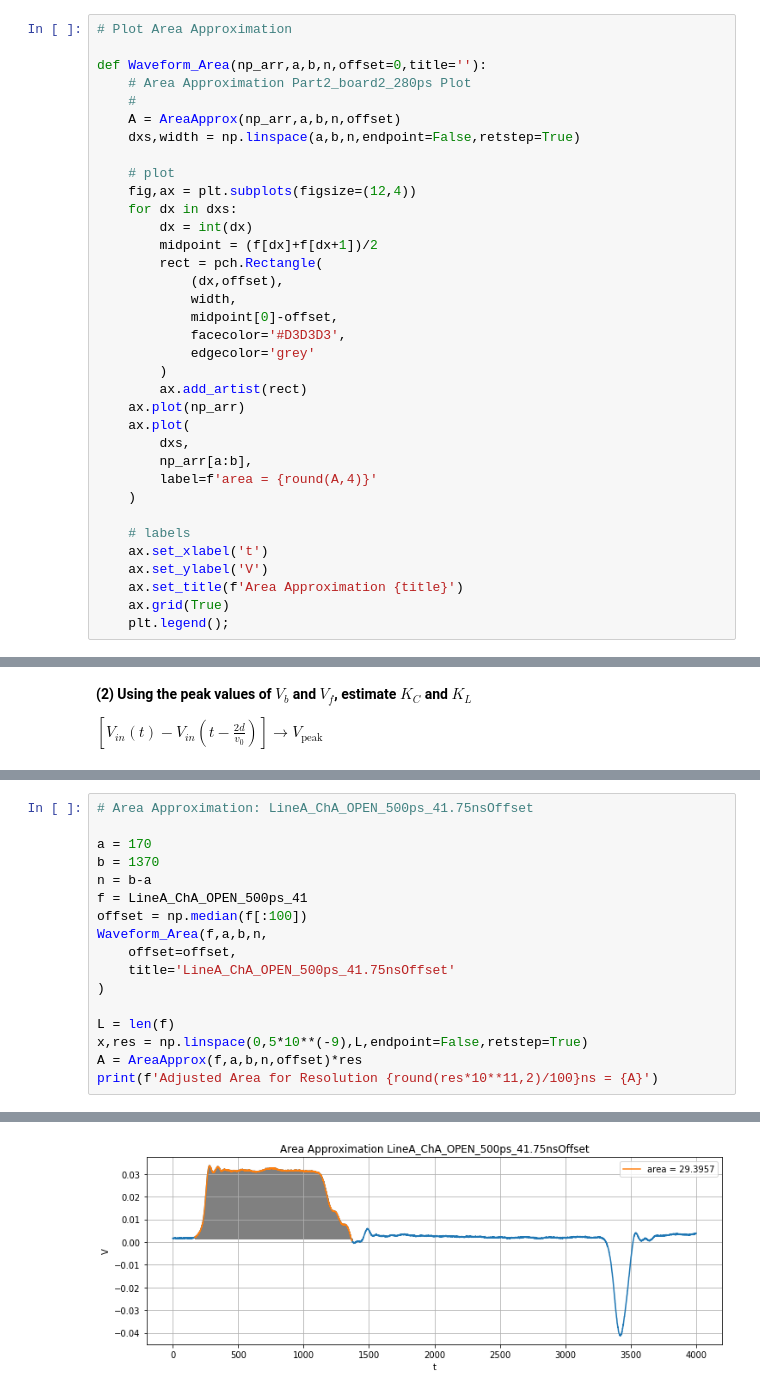
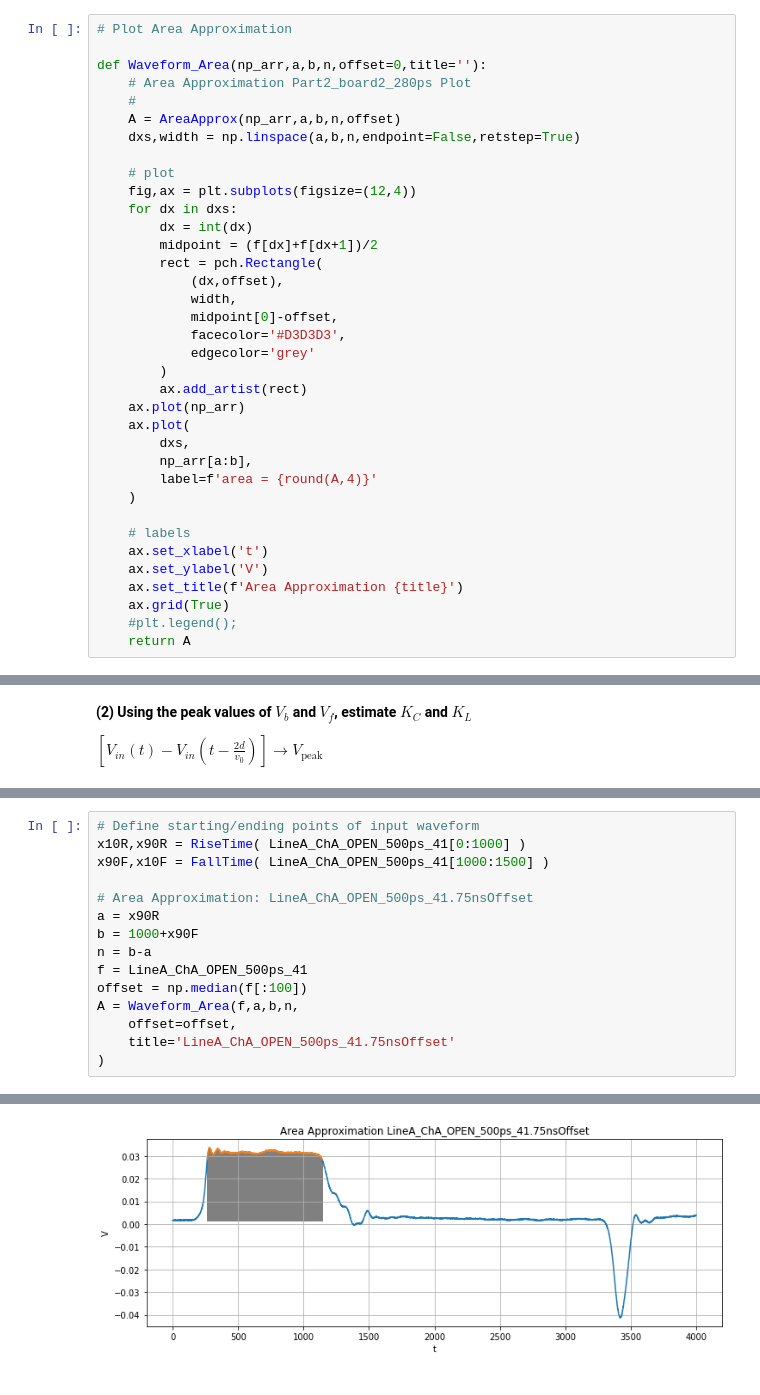
Before and after one commit to kegedy/UWEE572, a Jupyter notebook: labs/lab02/lab02.ipynb, the cells around one changed output, grey strips where cells are left out. Cells and saved outputs as stored; diff of their text form.

```diff
--- a/labs/lab02/lab02.ipynb
+++ b/labs/lab02/lab02.ipynb
@@ -406,4 +411,5 @@ def Waveform_Area(np_arr,a,b,n,offset=0,title=''):
     ax.set_ylabel('V')
     ax.set_title(f'Area Approximation {title}')
     ax.grid(True)
-    plt.legend();
+    #plt.legend();
+    return A
@@ -711,18 +804,16 @@ V_b &=& \frac{K_C-K_L}{4}[V_{in}(t) - V_{in}(t-\frac{2d}{v_0}]
 # %%
+# Define starting/ending points of input waveform
+x10R,x90R = RiseTime( LineA_ChA_OPEN_500ps_41[0:1000] )
+x90F,x10F = FallTime( LineA_ChA_OPEN_500ps_41[1000:1500] )
+
 # Area Approximation: LineA_ChA_OPEN_500ps_41.75nsOffset
-
-a = 170
-b = 1370
+a = x90R
+b = 1000+x90F
 n = b-a
 f = LineA_ChA_OPEN_500ps_41
 offset = np.median(f[:100])
-Waveform_Area(f,a,b,n,
+A = Waveform_Area(f,a,b,n,
     offset=offset,
     title='LineA_ChA_OPEN_500ps_41.75nsOffset'
 )
-
-L = len(f)
-x,res = np.linspace(0,5*10**(-9),L,endpoint=False,retstep=True)
-A = AreaApprox(f,a,b,n,offset)*res
-print(f'Adjusted Area for Resolution {round(res*10**11,2)/100}ns = {A}')
 # %% [output]
@@ -730 +820 @@ Adjusted Area for Resolution 0.0012ns = 3.674460375e-11
-[figure, old version]
+[figure, new version]
```
Also changed, not shown: parts of 32 cells of this notebook.
